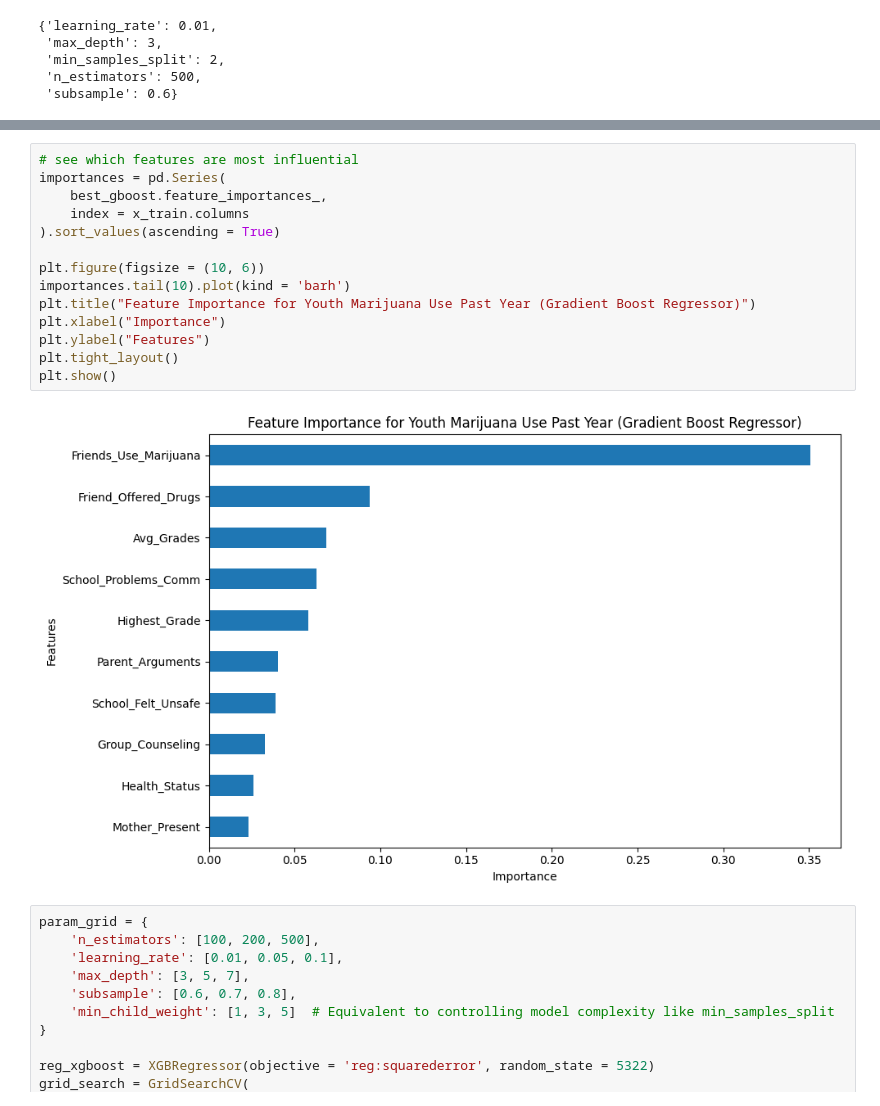
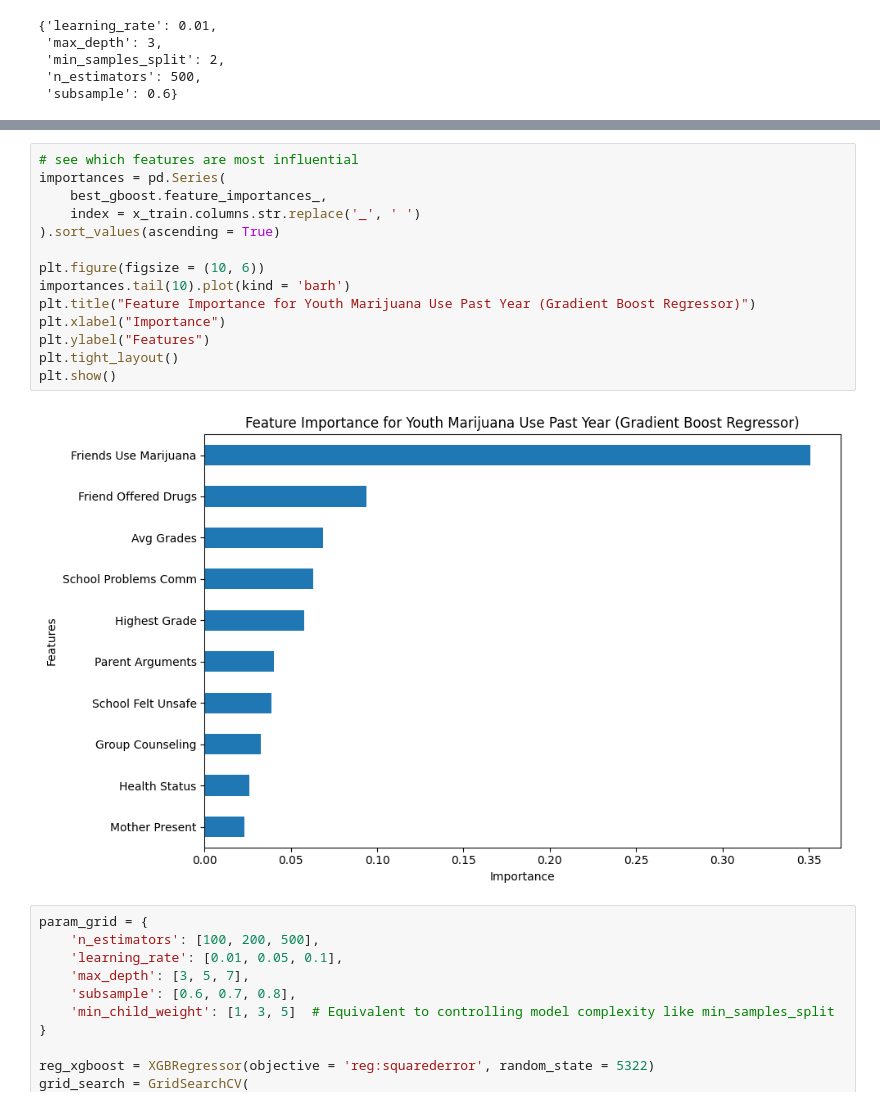
Before and after one commit to ChristufaY/data5322, a Jupyter notebook: hw1/hw1.ipynb, the cells around one changed output, grey strips where cells are left out. Cells and saved outputs as stored; diff of their text form.

```diff
--- a/hw1/hw1.ipynb
+++ b/hw1/hw1.ipynb
@@ -673,19 +756,19 @@ print(np.sqrt(-cross_val_score(
 # %%
 # see which features are most influential
 importances = pd.Series(
     best_gboost.feature_importances_,
-    index = x_train.columns
+    index = x_train.columns.str.replace('_', ' ')
 ).sort_values(ascending = True)
 
 plt.figure(figsize = (10, 6))
 importances.tail(10).plot(kind = 'barh')
 plt.title("Feature Importance for Youth Marijuana Use Past Year (Gradient Boost Regressor)")
 plt.xlabel("Importance")
 plt.ylabel("Features")
 plt.tight_layout()
 plt.show()
 # %% [output]
-[figure, old version]
+[figure, new version]
 # %%
 param_grid = {
     'n_estimators': [100, 200, 500],
```
Also changed, not shown: parts of 15 cells of this notebook, 7 other files.
